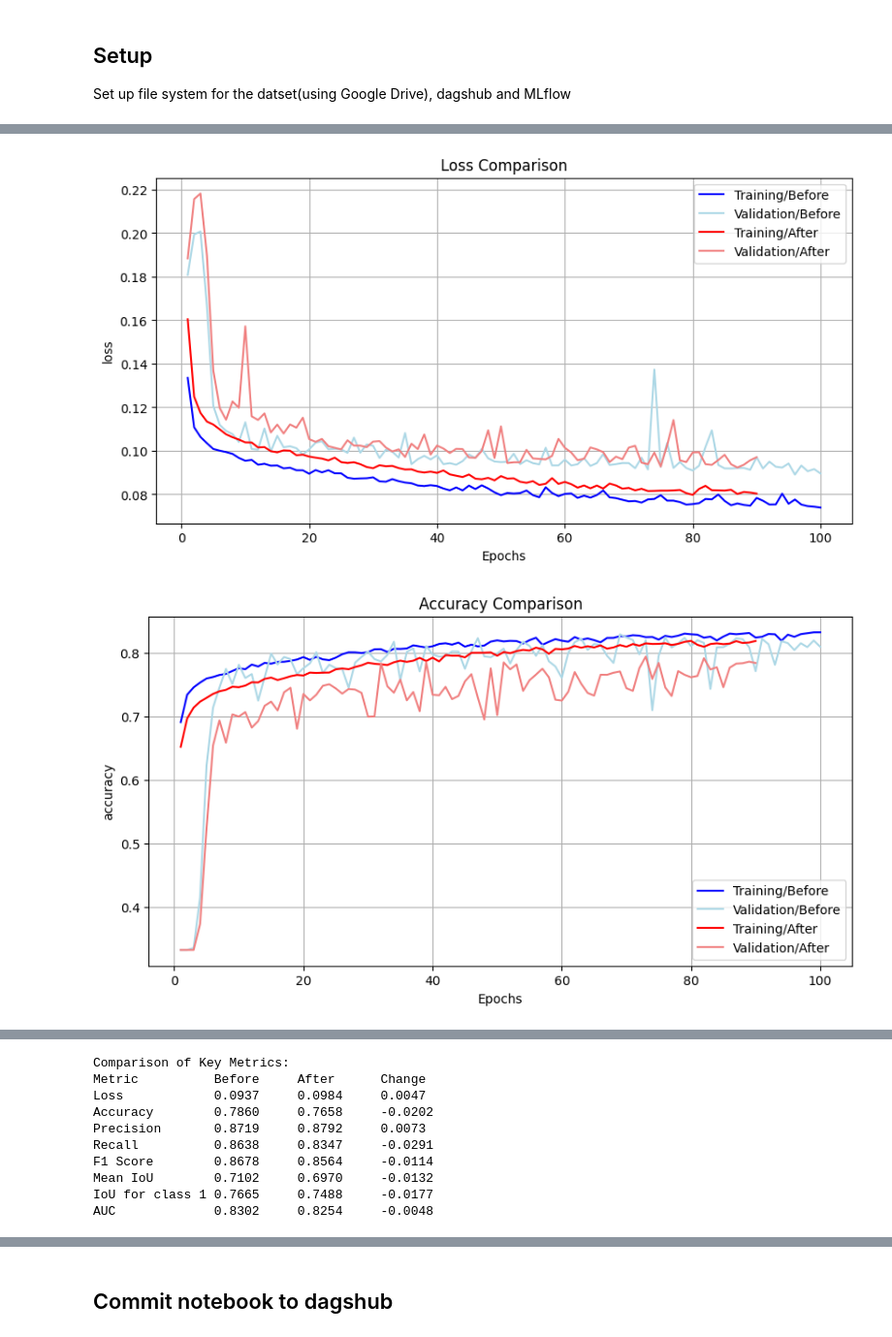
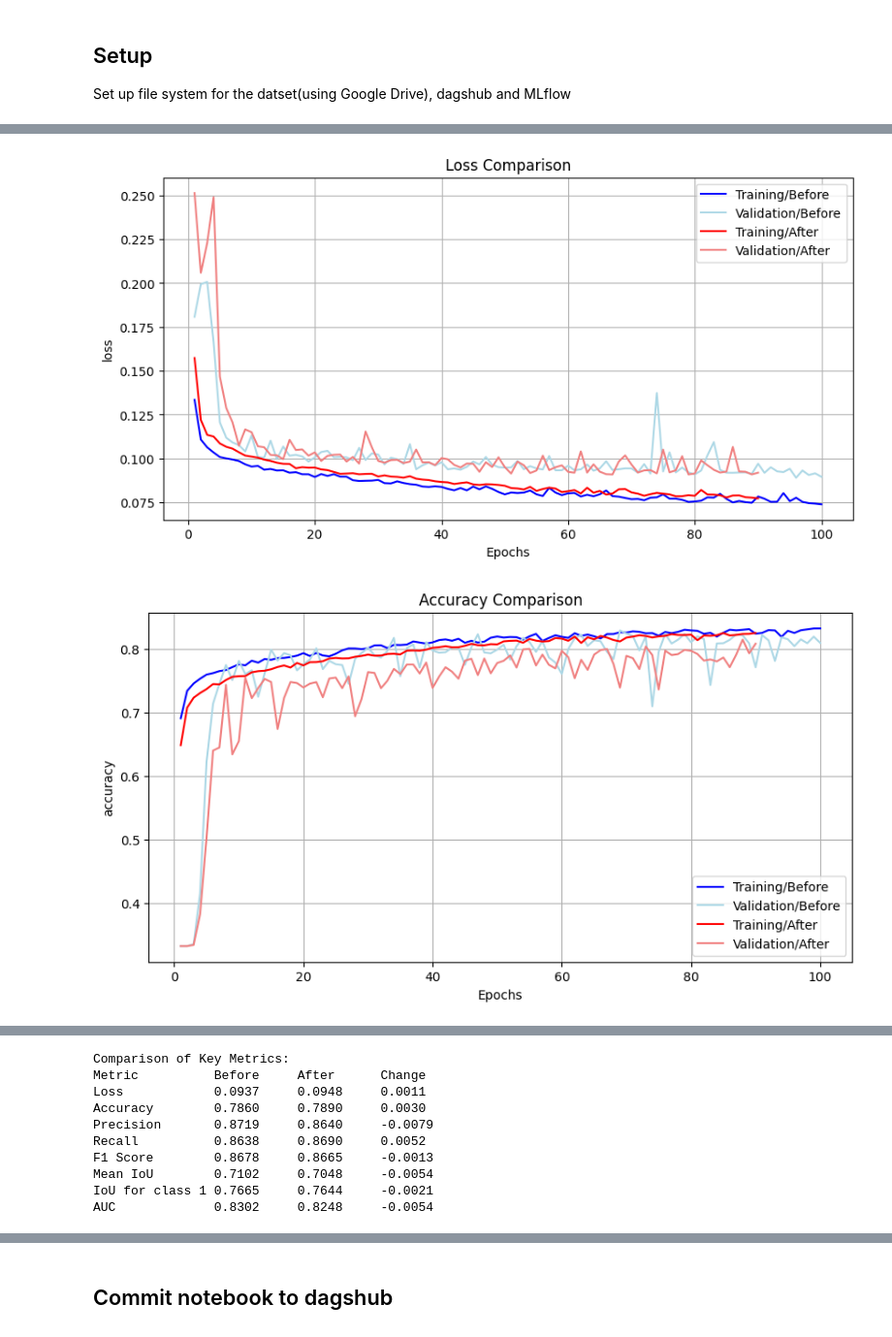
Before and after one commit to chengzwk/omdena-frankfurt-ugs-unet, a Jupyter notebook: regularize_experiment06_result_comparison.ipynb, the cells around one changed output, grey strips where cells are left out. Shown at 97% size. Saved outputs shown, nothing was run; the diff lists cells and outputs as text; code cells hidden in the pictures.

Commit message:
Analyze and cmpare training result for experiment 06 (decrease dropout rate)

```diff
--- a/regularize_experiment06_result_comparison.ipynb
+++ b/regularize_experiment06_result_comparison.ipynb
@@ -65,7 +65,7 @@ def plot_comparison(history_before, history_after, train_metric, val_metric, tit
 
 # Set paths
 experiment_label_before = 'experiment04_decrease_batch_size'
-experiment_label_after = 'experiment05_add_dropout'
+experiment_label_after = 'experiment06_decrease_dropout_rate'
 result_dir_before = os.path.join('/content/drive/My Drive/regularize_experiment_results', experiment_label_before)
 result_dir_after = os.path.join('/content/drive/My Drive/regularize_experiment_results', experiment_label_after)
 
@@ -98,40 +98,40 @@ metrics_before = {
     "AUC": 0.8302
 }
 
 metrics_after = {
-    "Loss": 0.0984,
-    "Accuracy": 0.7658,
-    "Precision": 0.8792,
-    "Recall": 0.8347,
-    "F1 Score": 0.8564,
-    "Mean IoU": 0.6970,
-    "IoU for class 1": 0.7488,
-    "AUC": 0.8254
+    "Loss": 0.0948,
+    "Accuracy": 0.7890,
+    "Precision": 0.8640,
+    "Recall": 0.8690,
+    "F1 Score": 0.8665,
+    "Mean IoU": 0.7048,
+    "IoU for class 1": 0.7644,
+    "AUC": 0.8248
 }
 
 # Compare in a table
 print("\nComparison of Key Metrics:")
 print(f"{'Metric':<15} {'Before':<10} {'After':<10} {'Change':<10}")
 for key in metrics_before:
     change = metrics_after[key] - metrics_before[key]
     print(f"{key:<15} {metrics_before[key]:<10.4f} {metrics_after[key]:<10.4f} {change:<10.4f}")
 
 
 from PIL import Image
 
 roc_path_before = os.path.join(result_dir_before, "ROC_curve.png")
 roc_path_after = os.path.join(result_dir_after, "ROC_curve.png")
 
 def show_image(image_path, title):
     img = Image.open(image_path)
     plt.figure(figsize=(6, 6))
     plt.imshow(img)
     plt.axis('off')
     plt.title(title)
     plt.show()
 
 show_image(roc_path_before, "ROC Curve Before")
 show_image(roc_path_after, "ROC Curve After")
 # %% [output]
-[figure, old version]
+[figure, new version]
-[figure, old version]
+[figure, new version]
@@ -139,11 +139,11 @@ show_image(roc_path_after, "ROC Curve After")
 Comparison of Key Metrics:
 Metric          Before     After      Change
-Loss            0.0937     0.0984     0.0047
-Accuracy        0.7860     0.7658     -0.0202
-Precision       0.8719     0.8792     0.0073
-Recall          0.8638     0.8347     -0.0291
-F1 Score        0.8678     0.8564     -0.0114
-Mean IoU        0.7102     0.6970     -0.0132
-IoU for class 1 0.7665     0.7488     -0.0177
-AUC             0.8302     0.8254     -0.0048
+Loss            0.0937     0.0948     0.0011
+Accuracy        0.7860     0.7890     0.0030
+Precision       0.8719     0.8640     -0.0079
+Recall          0.8638     0.8690     0.0052
+F1 Score        0.8678     0.8665     -0.0013
+Mean IoU        0.7102     0.7048     -0.0054
+IoU for class 1 0.7665     0.7644     -0.0021
+AUC             0.8302     0.8248     -0.0054
 [figure]
```
Also changed, not shown: parts of 6 cells of this notebook.
